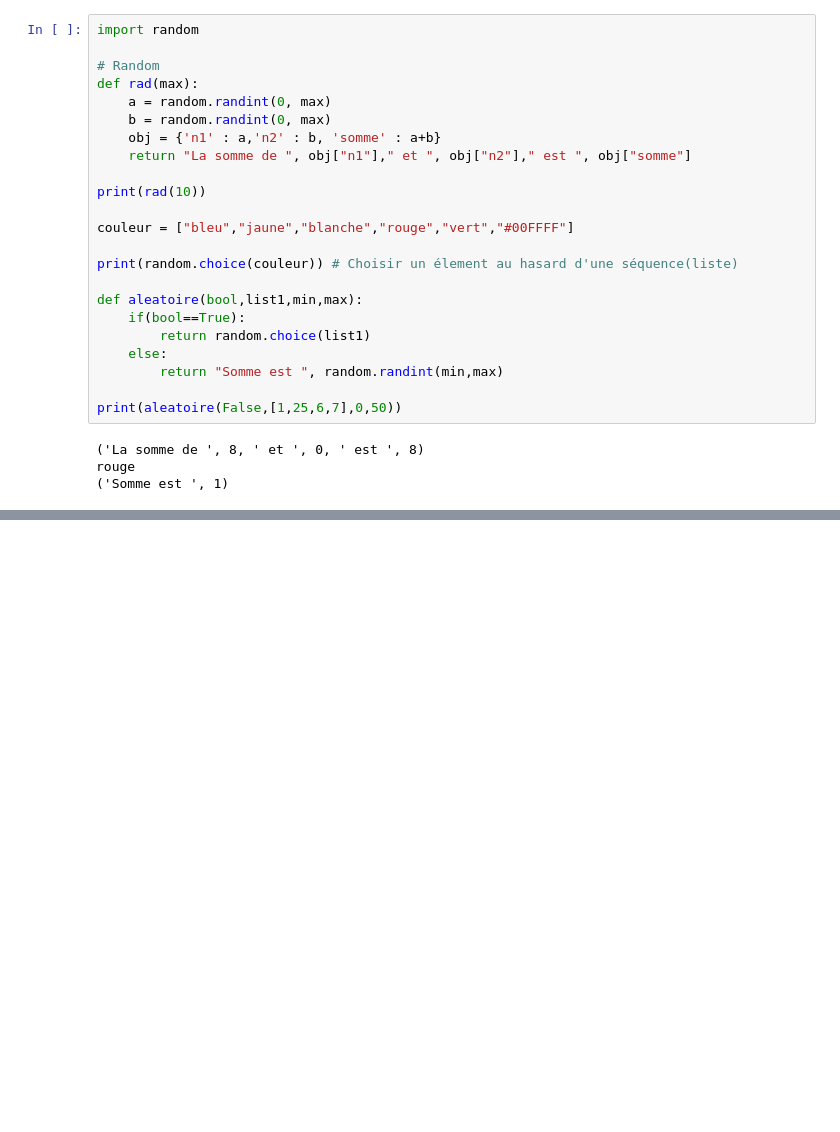
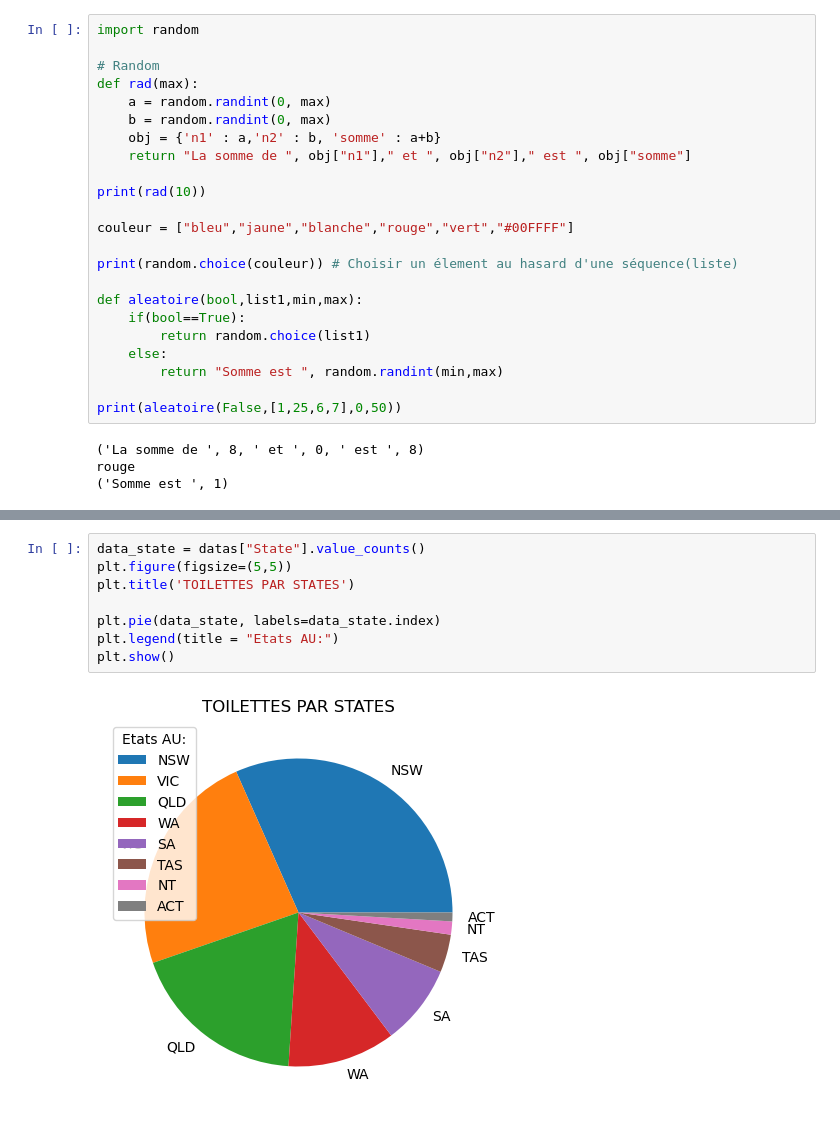
Before and after one commit to Yass8/api-flask, a Jupyter notebook: test-jupiter.ipynb, the cells around one changed output, grey strips where cells are left out. Cells and saved outputs as stored; diff of their text form; blank space fills up the shorter version.

```diff
--- a/test-jupiter.ipynb
+++ b/test-jupiter.ipynb
@@ -99,0 +126,10 @@ print(datas)
+# %%
+data_state = datas["State"].value_counts()
+plt.figure(figsize=(5,5))
+plt.title('TOILETTES PAR STATES')
+
+plt.pie(data_state, labels=data_state.index)
+plt.legend(title = "Etats AU:")
+plt.show()
+# %% [output]
+[figure, added]
```
Also changed, not shown: parts of 6 cells of this notebook, 1 other file.
